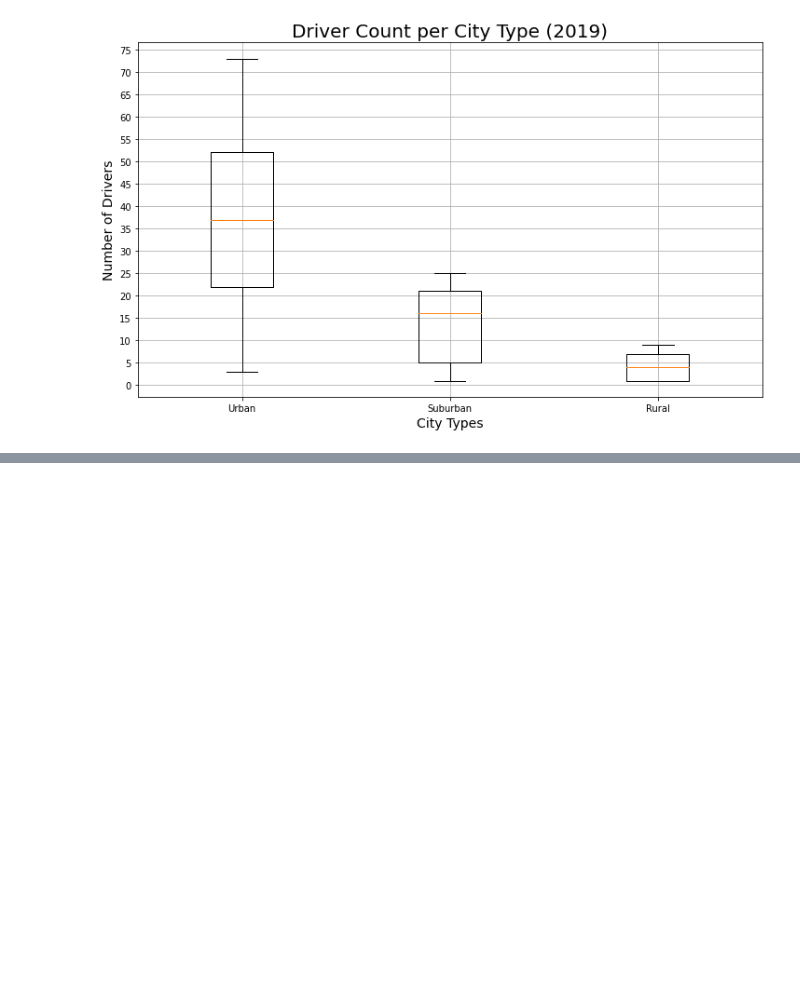
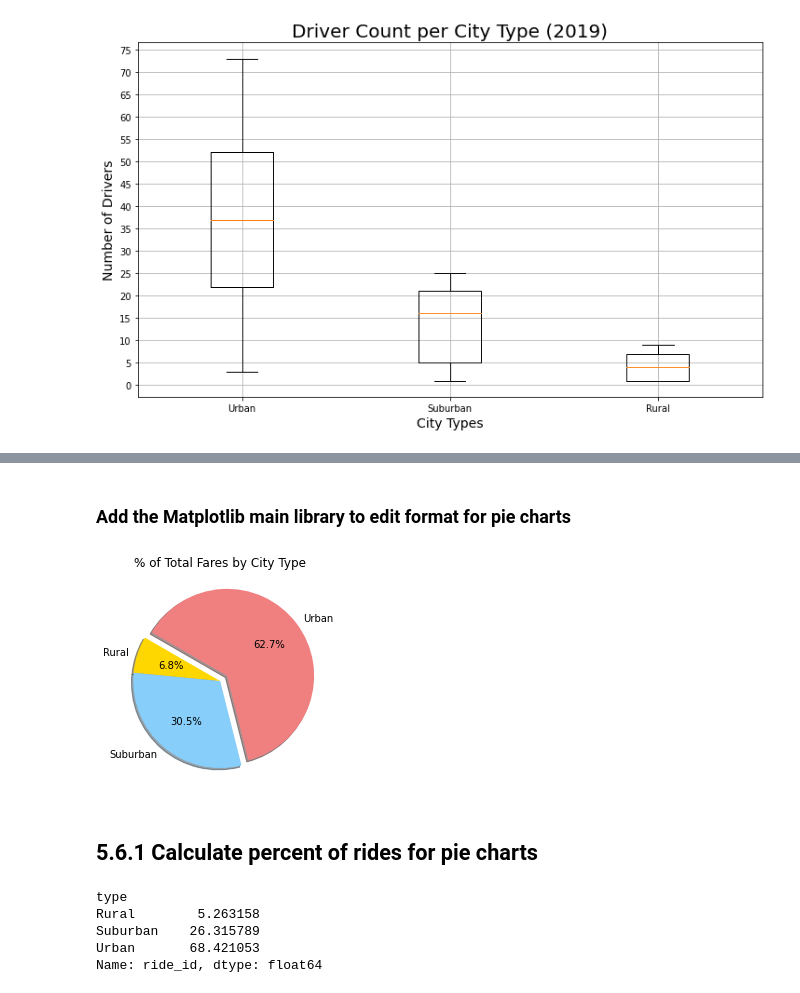
Before and after one commit to russgo1/Pyber_Analysis, a Jupyter notebook: Lessons/Pyber.ipynb, the cells around one changed output, grey strips where cells are left out. Drawn from its saved outputs; the diff is of its cells as text; code cells hidden in the pictures; blank space fills up the shorter version.

```diff
--- a/Lessons/Pyber.ipynb
+++ b/Lessons/Pyber.ipynb
@@ -1129,0 +1195,35 @@ plt.show()
+# %% [markdown]
+### Add the Matplotlib main library to edit format for pie charts
+# %%
+# Add the main matplotlib library
+import matplotlib as mpl
+
+# Build Pie Chart
+plt.pie(type_percents, labels=["Rural", "Suburban", "Urban"],
+        colors=["gold", "lightskyblue", "lightcoral"],
+        explode=[0,0,0.1], autopct="%1.1f%%", shadow=True, startangle=150)
+plt.title("% of Total Fares by City Type")
+
+# Change formatting using mpl
+mpl.rcParams['font.size'] = 14
+
+# Save
+plt.savefig("../analysis/Fig5.png")
+
+# Show figure
+plt.show()
+# %% [output]
+[figure, added]
+# %% [markdown]
+## 5.6.1 Calculate percent of rides for pie charts
+# %%
+# This whole thing calculates the percents for each city type
+# Use .count(), not .sum() because each ride-id amounts to one rides, so we ant to count them (not add them)
+ride_percents = (pyber_data_df.groupby("type")["ride_id"].count()) / (pyber_data_df["ride_id"].count()) * 100
+ride_percents
+# %% [output]
+type
+Rural        5.263158
+Suburban    26.315789
+Urban       68.421053
+Name: ride_id, dtype: float64
```
Also changed, not shown: parts of 15 cells of this notebook, 3 other files.
